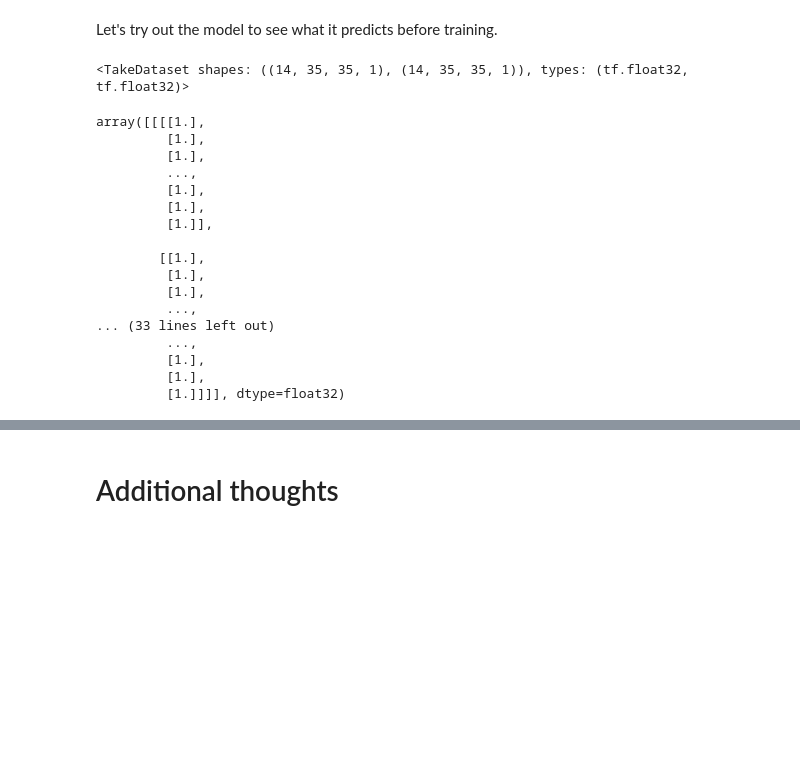
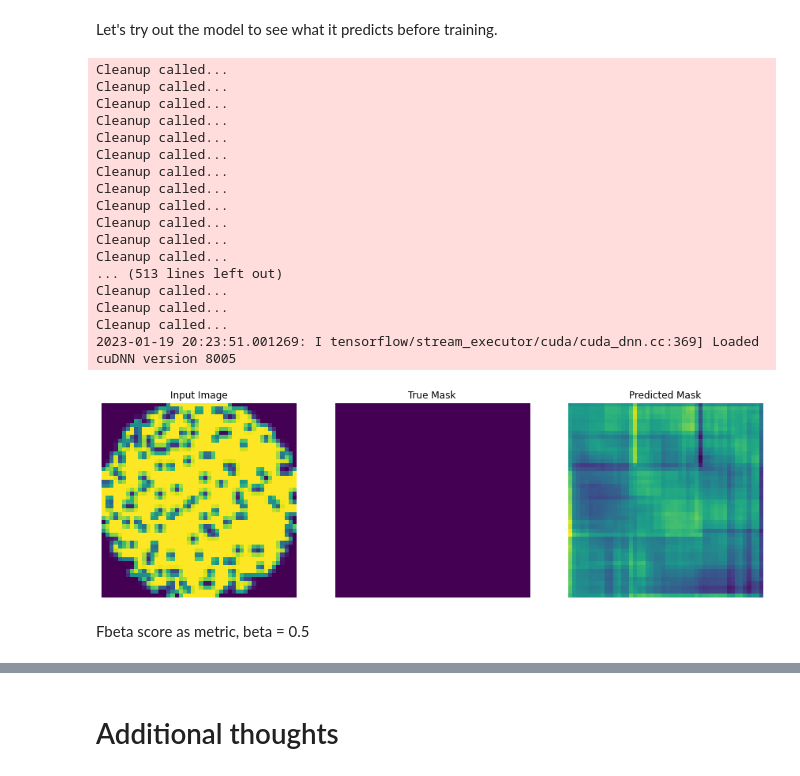
Before and after one commit to Tuchdov/scratch_detection_assignment, a Jupyter notebook: scratch_detect_experimental.ipynb, the cells around one changed output, grey strips where cells are left out. Saved outputs shown, nothing was run; the diff lists cells and outputs as text; code cells hidden in the pictures; blank space fills up the shorter version.

Commit message:
Kaggle Notebook | scratch_detect_experimental | base model run

```diff
--- a/scratch_detect_experimental.ipynb
+++ b/scratch_detect_experimental.ipynb
@@ -624,6 +591,6 @@ TRAIN_LENGTH = len(train)
 BATCH_SIZE = 14
 BUFFER_SIZE = 1000
 # %%
-train_dataset = train.cache().shuffle(TRAIN_LENGTH).batch(BATCH_SIZE ,drop_remainder=True).repeat().prefetch(buffer_size=tf.data.AUTOTUNE)
-valid_dataset = valid.batch(BATCH_SIZE ,drop_remainder=True)
-#test_dataset = test.batch(BATCH_SIZE)
+train_dataset = train.cache().shuffle(TRAIN_LENGTH).batch(1 ,drop_remainder=True).repeat().prefetch(buffer_size=tf.data.AUTOTUNE)
+valid_dataset = valid.batch(1 ,drop_remainder=True)
+test_dataset = test.batch(BATCH_SIZE)
@@ -634,6 +597,6 @@ valid_dataset
 # %%
 def display(display_list):
-    plt.figure(figsize=(15, 15))
+    plt.figure(figsize=(10, 10))
 
     title = ['Input Image', 'True Mask', 'Predicted Mask']
 
@@ -772,7 +701,7 @@ def get_model(img_size , num_classes = 1):
 
     ### [Second half of the network: upsampling inputs] ###
 
-    for filters in [256, 128, 64, 32]:
+    for filters in [256, 128, 64, 32]: # removed 32
         x = layers.Activation("relu")(x)
         x = layers.Conv2DTranspose(filters, 3, padding="same")(x)
         x = layers.BatchNormalization()(x)
@@ -783,6 +712,9 @@ def get_model(img_size , num_classes = 1):
 
         x = layers.UpSampling2D(2)(x)
 
+
+
+
         # Project residual
         residual = layers.UpSampling2D(2)(previous_block_activation)
         residual = layers.Conv2D(filters, 1, padding="same")(residual)
@@ -790,7 +722,7 @@ def get_model(img_size , num_classes = 1):
         previous_block_activation = x  # Set aside next residual
 
     # Add a per-pixel classification layer
-    outputs = layers.Conv2D(num_classes, 3, activation="softmax", padding="same")(x)
+    outputs = layers.Conv2D(num_classes, 3, activation="sigmoid", padding="same")(x)
 
     # Define the model
     model = keras.Model(inputs, outputs)
@@ -802,4 +734,4 @@ def get_model(img_size , num_classes = 1):
 keras.backend.clear_session()
 
 # Build model
-model = model = get_model([35,35], 1)
+model  = get_model([48,48], 1)
@@ -806,50 +760,43 @@ model = model = get_model([35,35], 1)
 # %% [markdown]
 Let's try out the model to see what it predicts before training.
-# %%
-#img_size = [256,256]
-train_dataset.take(1)
-# %% [output]
-<TakeDataset shapes: ((14, 35, 35, 1), (14, 35, 35, 1)), types: (tf.float32, tf.float32)>
 # %%
 for images, masks in train_dataset.take(1):
     for img, mask in zip(images, masks):
         sample_image = img
         sample_mask = mask
         break
 def visualize(display_list):
     plt.figure(figsize=(15, 15))
     title = ['Input Image', 'True Mask', 'Predicted Mask']
     for i in range(len(display_list)):
         plt.subplot(1, len(display_list), i+1)
         plt.title(title[i])
         plt.imshow(tf.keras.preprocessing.image.array_to_img(display_list[i]))
         plt.axis('off')
     plt.show()
 
 def show_predictions(sample_image, sample_mask):
     pred_mask = model.predict(sample_image[tf.newaxis, ...])
-    pred_mask = pred_mask.reshape(img_size[0],img_size[1],1)
+    pred_mask = pred_mask.reshape(48,48,1)
     visualize([sample_image, sample_mask, pred_mask])
 
 show_predictions(sample_image, sample_mask)
+# %% [output]
+Cleanup called...
+Cleanup called...
+Cleanup called...
+Cleanup called...
+Cleanup called...
+Cleanup called...
+Cleanup called...
+Cleanup called...
+Cleanup called...
+Cleanup called...
+Cleanup called...
+Cleanup called...
+... (513 lines left out)
+Cleanup called...
+Cleanup called...
+Cleanup called...
+2023-01-19 20:23:51.001269: I tensorflow/stream_executor/cuda/cuda_dnn.cc:369] Loaded cuDNN version 8005
+[figure, added]
-# %%
-pred_mask = model.predict(sample_image[tf.newaxis, ...])
-pred_mask.shape()
-# %% [output]
-array([[[[1.],
-         [1.],
-         [1.],
-         ...,
-         [1.],
-         [1.],
-         [1.]],
-
-        [[1.],
-         [1.],
-         [1.],
-         ...,
-... (33 lines left out)
-         ...,
-         [1.],
-         [1.],
-         [1.]]]], dtype=float32)
@@ -855,0 +817,2 @@ array([[[[1.],
+# %% [markdown]
+Fbeta score as metric, beta = 0.5
```
Also changed, not shown: parts of 83 cells of this notebook.
